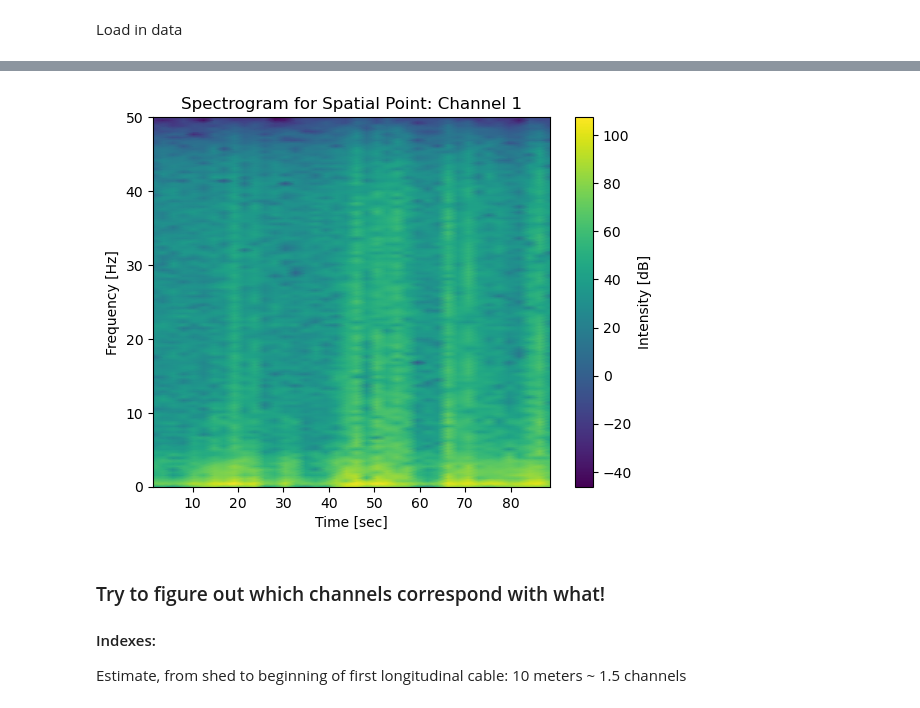
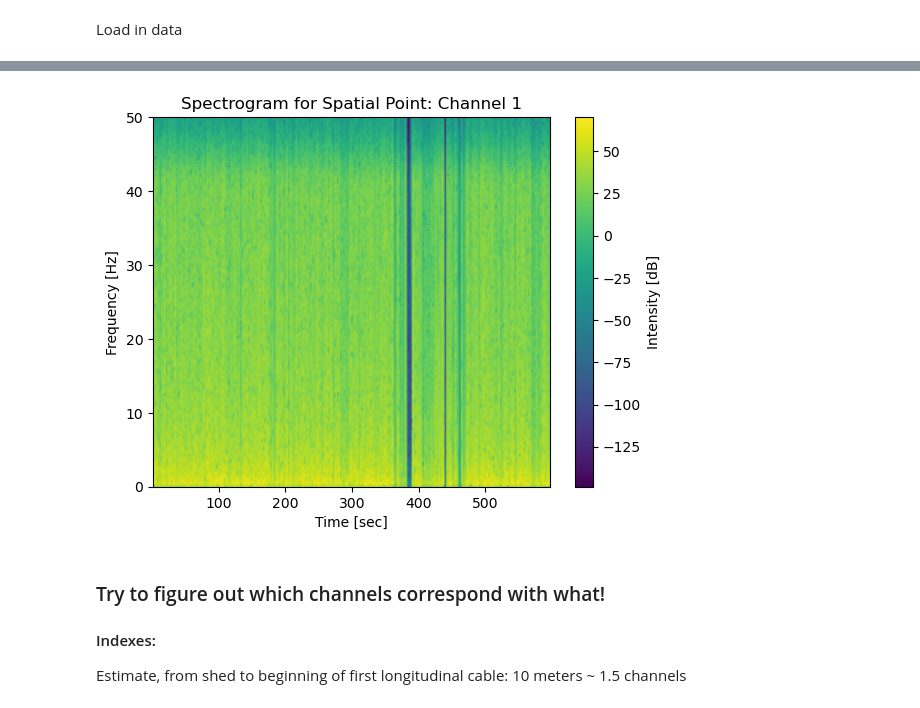
Before and after one commit to jamesterryxu/oklahoma-wind-turbine, a Jupyter notebook: python/das-eda.ipynb, the cells around one changed output, grey strips where cells are left out. Saved outputs shown, nothing was run; the diff lists cells and outputs as text; code cells hidden in the pictures.

Commit message:
adding python plots updates

```diff
--- a/python/das-eda.ipynb
+++ b/python/das-eda.ipynb
@@ -17,0 +26,2 @@ decim_to_100(filepath,'sensor_2023-06-06T112659-0500')
+# %%
+data = test['/Acquisition/Raw[0]/RawData']
@@ -18,8 +33,10 @@ decim_to_100(filepath,'sensor_2023-06-06T112659-0500')
+# %%
+strain_data = np.double(data)
 # %% [markdown]
 Load in data
 # %%
-directory = r'D:\das-data-oklahoma\prelim\sensor_2023-05-30T112603-0500'
-strain_data = load_decim_data(directory)
+# directory = r'D:\das-data-oklahoma\recording_2023-06-06T09_44_56-0500\sensor_2023-06-06T095457-0500_decimated100hz'
+# strain_data = load_decim_data(directory)
 # %%
 print(np.shape(strain_data))
 # %% [output]
@@ -26,0 +48,2 @@ print(np.shape(strain_data))
+# %%
+strain_data = strain_data.T
@@ -35,9 +106,9 @@ def plot_spectrogram(time_series_data, spatial_point):
     plt.colorbar(label='Intensity [dB]')
     plt.show()
 # %%
-plot_spectrogram(strain_data[:9000,4],'Channel 1')
+plot_spectrogram(strain_data[:600000,4],'Channel 1')
 # %% [output]
-[figure, old version]
+[figure, new version]
 # %%
 # Each channel is approximately 8 CSUs, 1 CSU is approximately 1.027 meters
 # We have 102 channel readouts
```
Also changed, not shown: parts of 21 cells of this notebook, 1 other file.
